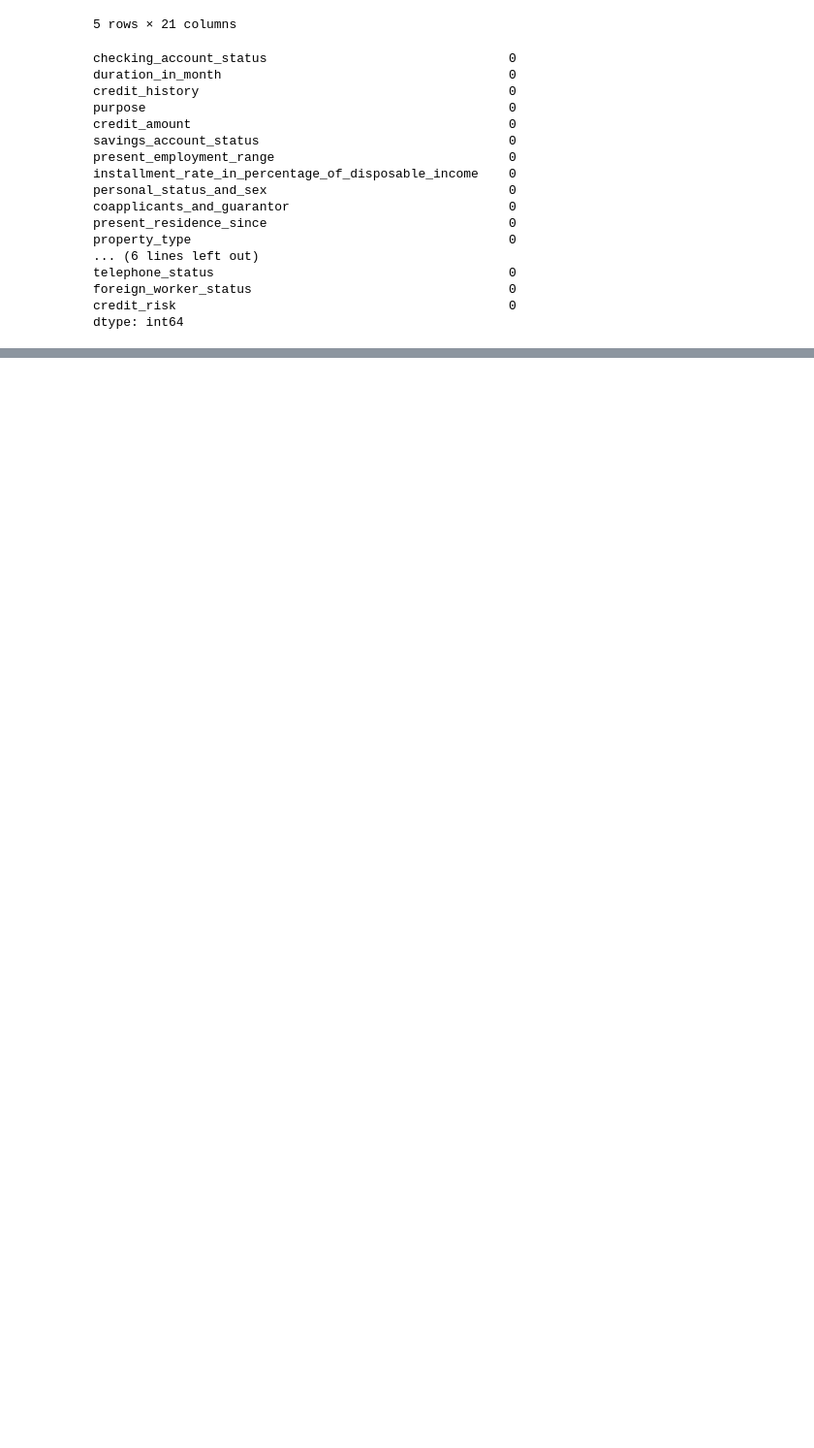
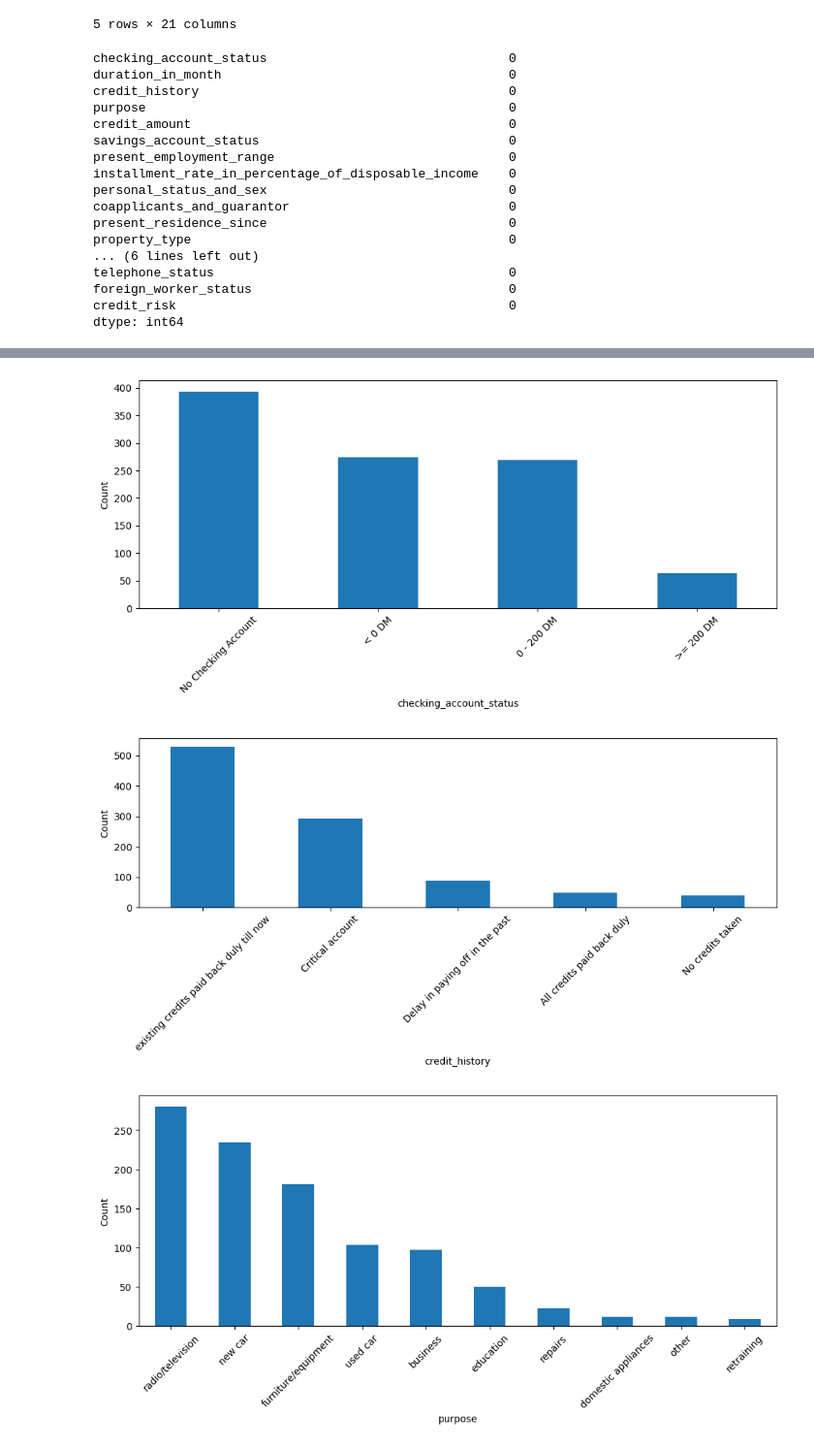
Before and after one commit to shamelbhimani/German_Credit_Analysis, a Jupyter notebook: sample.ipynb, the cells around one changed output, grey strips where cells are left out. Shown at 97% size. Cells and saved outputs as stored; diff of their text form; code cells hidden in the pictures; blank space fills up the shorter version.

```diff
--- a/sample.ipynb
+++ b/sample.ipynb
@@ -273,0 +306,18 @@ dtype: int64
+# %%
+categorical_features = {}
+
+for col in categorical_columns:
+    categorical_features[str(col)] = df[str(col)].unique().tolist()
+
+for col in categorical_columns:
+    plt.figure(figsize=[10, 5])
+    df[col].value_counts(dropna=False).plot(kind='bar')
+    plt.xlabel(col)
+    plt.ylabel('Count')
+    plt.xticks(rotation=45)
+    plt.tight_layout()
+    plt.show()
+# %% [output]
+[figure, added]
+[figure, added]
+[figure, added]
```
Also changed, not shown: parts of 5 cells of this notebook, 1 other file.
